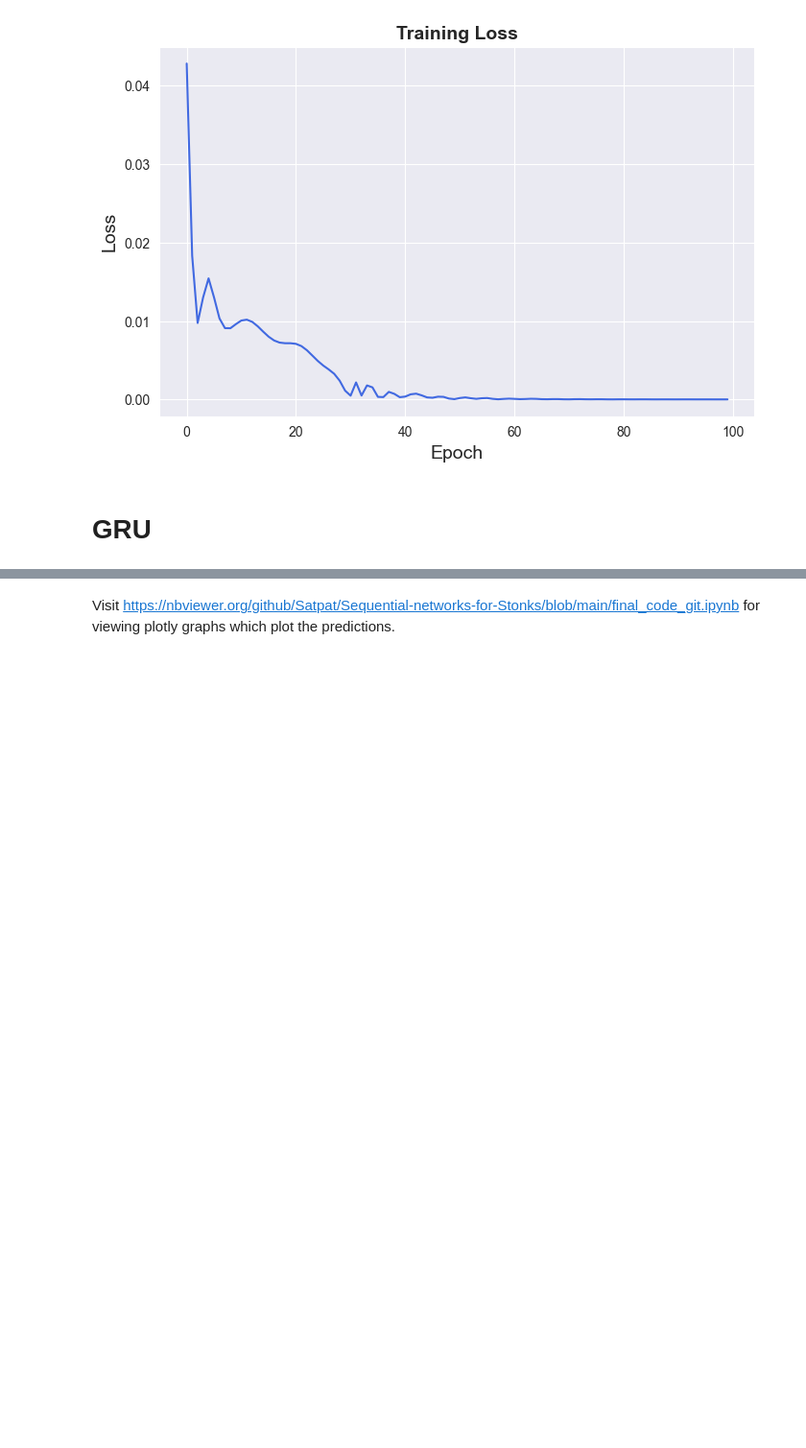
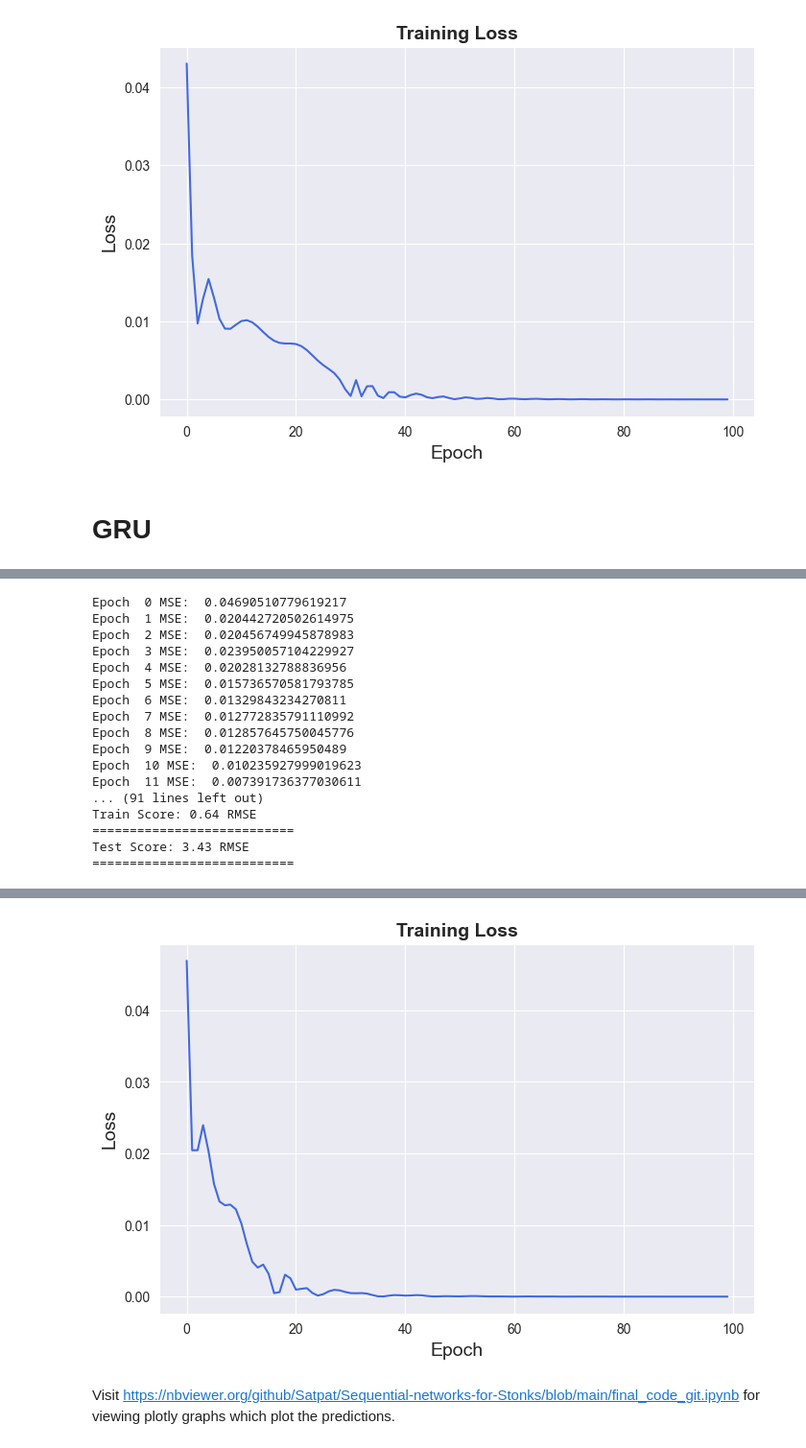
Before and after one commit to Satpat/Sequential-networks-for-Stonks, a Jupyter notebook: final_code_git.ipynb, the cells around one changed output, grey strips where cells are left out. Shown at 96% size. Drawn from its saved outputs; the diff is of its cells as text; code cells hidden in the pictures; blank space fills up the shorter version.

```diff
--- a/final_code_git.ipynb
+++ b/final_code_git.ipynb
@@ -184,4 +184,23 @@ def curate_dataset(dataset, time_step):
 	y_test = y_test.reshape(y_test.shape[0], 1)
 
 	return X_train, X_val, X_test, y_train, y_val, y_test
+# %%
+# convert an array of values into a dataset matrix
+def curate_dataset_test(dataset, time_step):
+
+	##splitting dataset into train  test split
+	train_size = round(len(dataset) * 0.90)
+	train_data, test_data = dataset.iloc[0:train_size, :], dataset.iloc[train_size:, :]
+
+	X_train, y_train = create_sequence(train_data, time_step)
+	X_test, y_test = create_sequence(test_data, time_step)
+
+	# reshape input to be [samples, time steps, features] which is required for LSTM
+	X_train = X_train.reshape(X_train.shape[0], X_train.shape[1], 1)
+	X_test = X_test.reshape(X_test.shape[0], X_test.shape[1], 1)
+
+	y_train = y_train.reshape(y_train.shape[0], 1)
+	y_test = y_test.reshape(y_test.shape[0], 1)
+
+	return X_train, X_test, y_train, y_test
 # %%
@@ -679,2 +897,38 @@ Validation Score: 1.50 RMSE
 [interactive output not drawn]
 [figure]
+# %%
+input_dim = 1
+hidden_dim = 32
+num_layers = 1
+output_dim = 1
+num_epochs = 100
+lr = 0.01
+time_step = 50
+criterion = torch.nn.MSELoss(reduction='mean')
+optimiser = torch.optim.Adam
+
+#declaring the model
+torch.manual_seed(42)
+final_model = GRU_model(input_dim = input_dim, hidden_dim = hidden_dim, output_dim = output_dim, layer_dim = num_layers)
+final_model = to_device(final_model, device)
+
+#training and evaluating model
+test_final_model(final_model, num_epochs, lr, loss_type, optimiser, time_step)
+# %% [output]
+Epoch  0 MSE:  0.04690510779619217
+Epoch  1 MSE:  0.020442720502614975
+Epoch  2 MSE:  0.020456749945878983
+Epoch  3 MSE:  0.023950057104229927
+Epoch  4 MSE:  0.02028132788836956
+Epoch  5 MSE:  0.015736570581793785
+Epoch  6 MSE:  0.01329843234270811
+Epoch  7 MSE:  0.012772835791110992
+Epoch  8 MSE:  0.012857645750045776
+Epoch  9 MSE:  0.01220378465950489
+Epoch  10 MSE:  0.010235927999019623
+Epoch  11 MSE:  0.007391736377030611
+... (91 lines left out)
+Train Score: 0.64 RMSE
+===========================
+Test Score: 3.43 RMSE
+===========================
@@ -681,2 +936,3 @@ Validation Score: 1.50 RMSE
+[figure, added]
 # %% [markdown]
 Visit https://nbviewer.org/github/Satpat/Sequential-networks-for-Stonks/blob/main/final_code_git.ipynb for viewing plotly graphs which plot the predictions.
```
Also changed, not shown: parts of 22 cells of this notebook.
